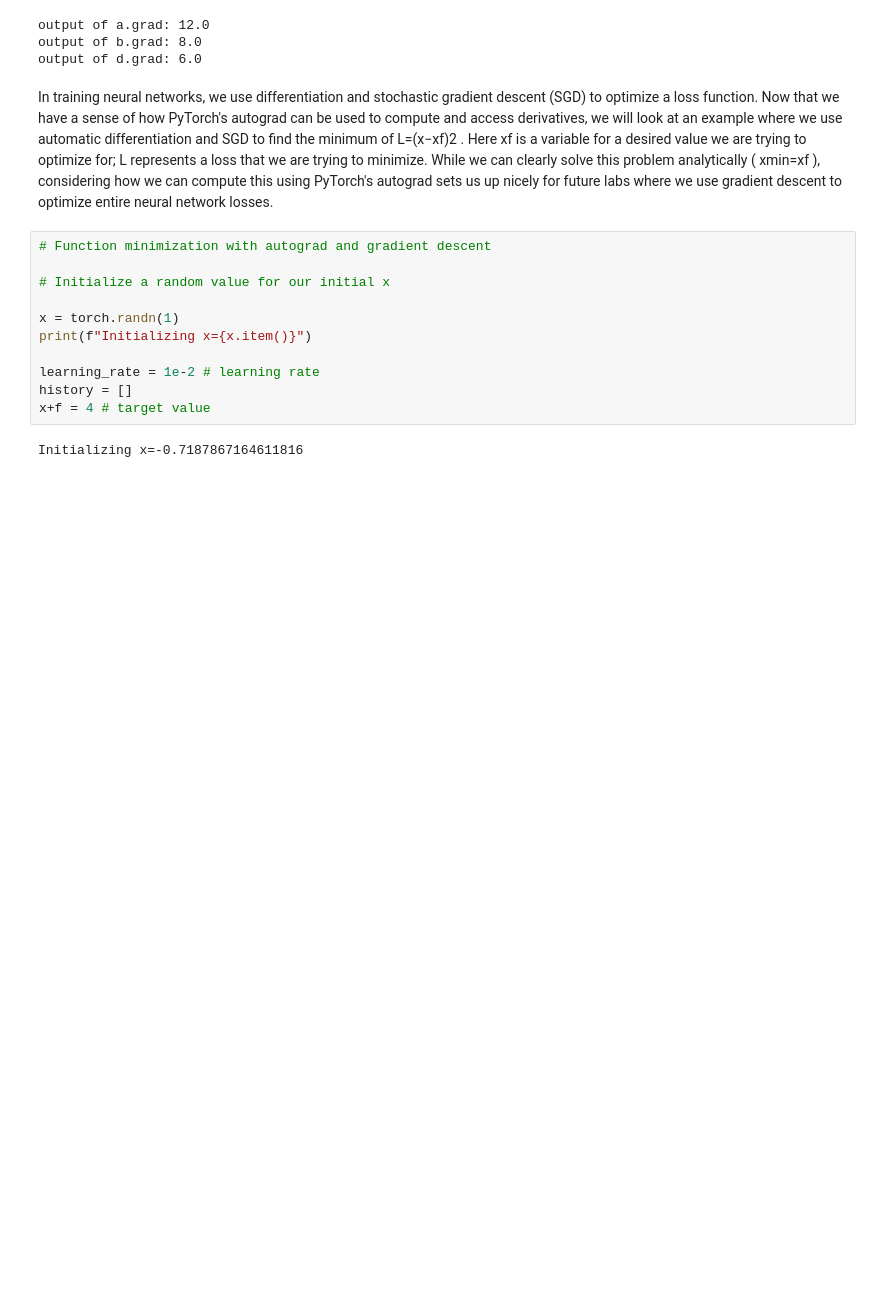
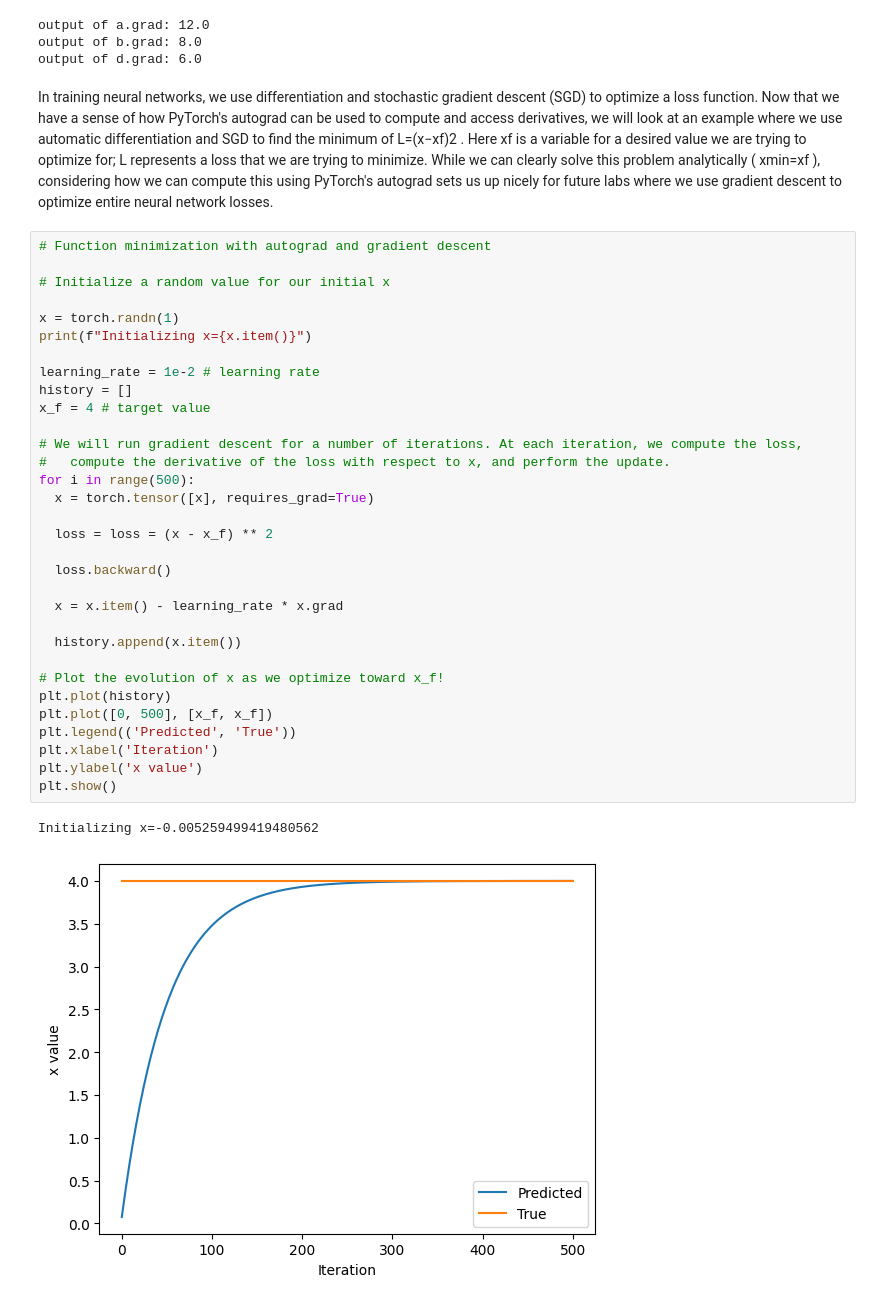
Before and after one commit to marceltraczyk/MITDeepLearning_lab1, a Jupyter notebook: lab1.ipynb, the cells around one changed output. Drawn from its saved outputs; the diff is of its cells as text; blank space fills up the shorter version.

```diff
--- a/lab1.ipynb
+++ b/lab1.ipynb
@@ -274,16 +274,38 @@ output of b.grad: 8.0
 output of d.grad: 6.0
 # %% [markdown]
 In training neural networks, we use differentiation and stochastic gradient descent (SGD) to optimize a loss function. Now that we have a sense of how PyTorch's autograd can be used to compute and access derivatives, we will look at an example where we use automatic differentiation and SGD to find the minimum of  L=(x−xf)2 . Here  xf  is a variable for a desired value we are trying to optimize for;  L  represents a loss that we are trying to minimize. While we can clearly solve this problem analytically ( xmin=xf ), considering how we can compute this using PyTorch's autograd sets us up nicely for future labs where we use gradient descent to optimize entire neural network losses.
-# %%
-# Function minimization with autograd and gradient descent
-
-# Initialize a random value for our initial x
-
-x = torch.randn(1)
-print(f"Initializing x={x.item()}")
-
-learning_rate = 1e-2 # learning rate
-history = []
-x+f = 4 # target value
-# %% [output]
-Initializing x=-0.7187867164611816
+# %%
+# Function minimization with autograd and gradient descent
+
+# Initialize a random value for our initial x
+
+x = torch.randn(1)
+print(f"Initializing x={x.item()}")
+
+learning_rate = 1e-2 # learning rate
+history = []
+x_f = 4 # target value
+
+# We will run gradient descent for a number of iterations. At each iteration, we compute the loss,
+#   compute the derivative of the loss with respect to x, and perform the update.
+for i in range(500):
+  x = torch.tensor([x], requires_grad=True)
+
+  loss = loss = (x - x_f) ** 2
+
+  loss.backward()
+
+  x = x.item() - learning_rate * x.grad
+
+  history.append(x.item())
+
+# Plot the evolution of x as we optimize toward x_f!
+plt.plot(history)
+plt.plot([0, 500], [x_f, x_f])
+plt.legend(('Predicted', 'True'))
+plt.xlabel('Iteration')
+plt.ylabel('x value')
+plt.show()
+# %% [output]
+Initializing x=-0.005259499419480562
+[figure, added]
```
